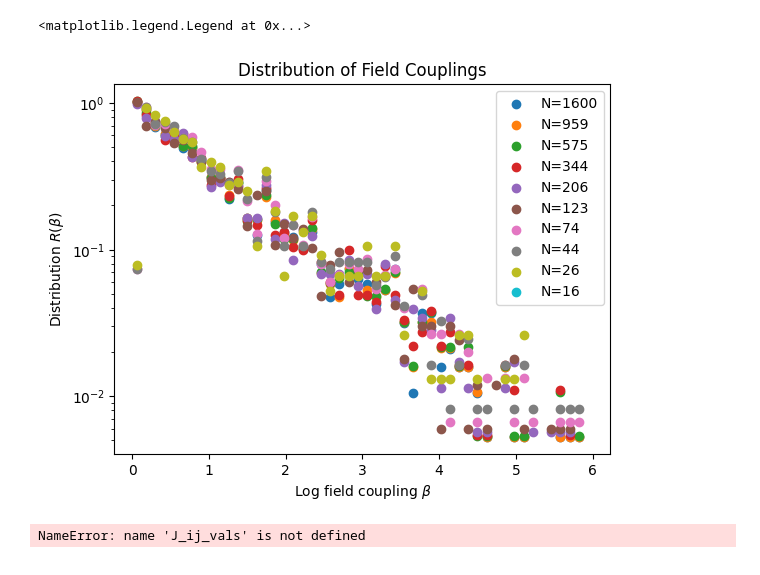
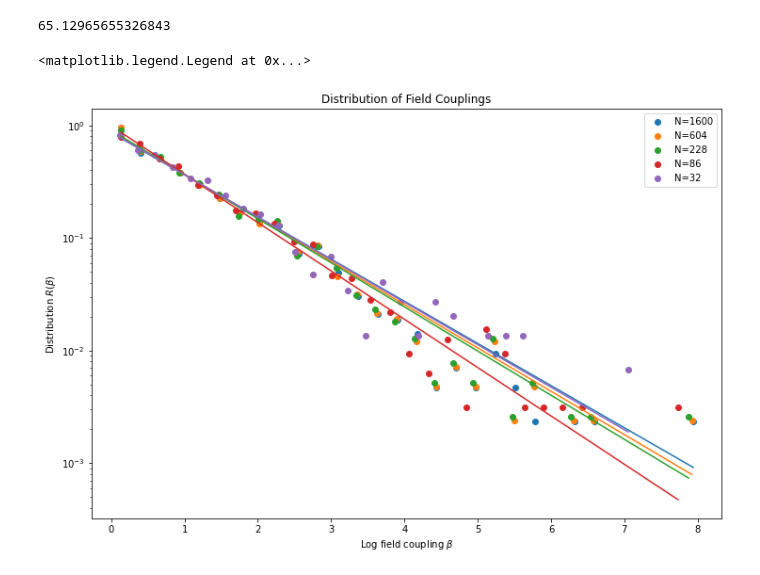
Before and after one commit to tsgaurav/Ising_RSRG, a Jupyter notebook: ipynb_notebooks/Log_Ising_Decimation_2D.ipynb, the cells around one changed output. Cells and saved outputs as stored; diff of their text form; code cells hidden in the pictures.

```diff
--- a/ipynb_notebooks/Log_Ising_Decimation_2D.ipynb
+++ b/ipynb_notebooks/Log_Ising_Decimation_2D.ipynb
@@ -288,7 +357,7 @@ def gen_check_list(size, steps, divs):
     return np.floor(size*np.exp(-i_vals * C)).astype(int)
 
 L = 40
-steps = int(0.99*L*L)
+steps = L*L - 20
 #a, b = 0.1, 0.1
 measure_step = 30
 
@@ -312,4 +381,4 @@ beta_dist_list = [np.array([]) for i in range(10)]
 a_vals = np.array([0.3])
 b_vals = np.array([0.3])
 
-n_bins_h = 50
+n_bins_h = 40
@@ -370,33 +385,71 @@ for run in range(runs):
+# %%
+a_vals = np.array([0.105])
+b_vals = np.array([0.105])
+w = 6
+
+
+t0 = time.time()
+for run in range(runs):
+    check_list_acc = 0
+    #if True:
+    for a_ind, a in enumerate(a_vals):
+        for b_ind, b in enumerate(b_vals):
+            nn_ind = triangle_nn_indices(L)
+            zeta_ij_vals = fill_zeta_ij_matrix_width(L*L, nn_ind, a, b, w)
+            beta_vals = np.random.exponential(size=L*L)
+            test = log_system(L*L, nn_ind, zeta_ij_vals, beta_vals)
+
+            for i in range(steps+1):
+                if i in check_list:
+                    #a_sc = a/9
+                    #b_sc = b/9
+                    #print(i)
+                    beta_remain = test.beta_vals
+                    beta_remain = beta_remain[beta_remain!=0]
+                    beta_dist_list[check_list_acc] = np.concatenate((beta_dist_list[check_list_acc],beta_remain-test.Gamma))
+
+                    check_list_acc+=1
+                test.decimate()
+
+print(time.time()-t0)
+# %% [output]
+65.12965655326843
 # %%
+n_bins_h = 30
+plt.figure(figsize=(12, 8))
+width_list = []
+N_list = []
+for ind,i in enumerate(check_list[:]):
+    n,bins = np.histogram(beta_dist_list[ind], density=True, bins = n_bins_h)
+    if np.any(np.isnan(n)): continue
+    width = bins[1]-bins[0]
+    x = (bins[1:]-width/2)
+    y = n
+    popt, pcov = curve_fit(exponential_dist_norm, x[1:15], y[1:15])
+    if ind%2==0:
+        plt.scatter(x, y, label="N="+str(i), marker='o')
+        plt.plot(x, exponential_dist_norm(x, *popt))
+        #print(popt)
+    width_list.append(1/popt[0])
+    N_list.append(i)
 
-for ind,i in enumerate(check_list[:]):
-
-    n,bins = np.histogram(beta_dist_list[ind], density=True, bins = n_bins_h, range=(0,6))
-    width = bins[1]-bins[0]
-
-    plt.scatter((bins[1:]-width/2), n, label="N="+str(i))
+    #plt.scatter((bins[1:]-width/2), n, label="N="+str(i))
 #plt.xscale('log')
 
 plt.xlabel(r"Log field coupling $\beta$")
 plt.ylabel(r"Distribution $R(\beta)$")
 plt.title("Distribution of Field Couplings")
 plt.yscale('log')
 #plt.xlim(0.01, 4)
 plt.legend()
 #plt.ylim(0.01, 1)
 
 #J_max, h_max = 1.0, 0.5
 #L = 60
 #a, b = 0.3, 0.315
 
-#plt.ylim(0.1,1)
+#plt.xlim(0,6)
+#plt.ylim(1e-2, 1)
 # %% [output]
 <matplotlib.legend.Legend at 0x...>
-[figure, old version]
+[figure, new version]
-# %%
-plt.hist(-np.log(sparse.find(J_ij_vals)[2]), density = 'True', bins=30)
-x = np.linspace(0, (np.sqrt(a**2 + 2*b) - a)/b, 1000)
-
-plt.plot(x, np.array(linDist(x, a/3, b/3)))
-# %% [output]
-NameError: name 'J_ij_vals' is not defined
```
Also changed, not shown: parts of 18 cells of this notebook, 4 other files.
